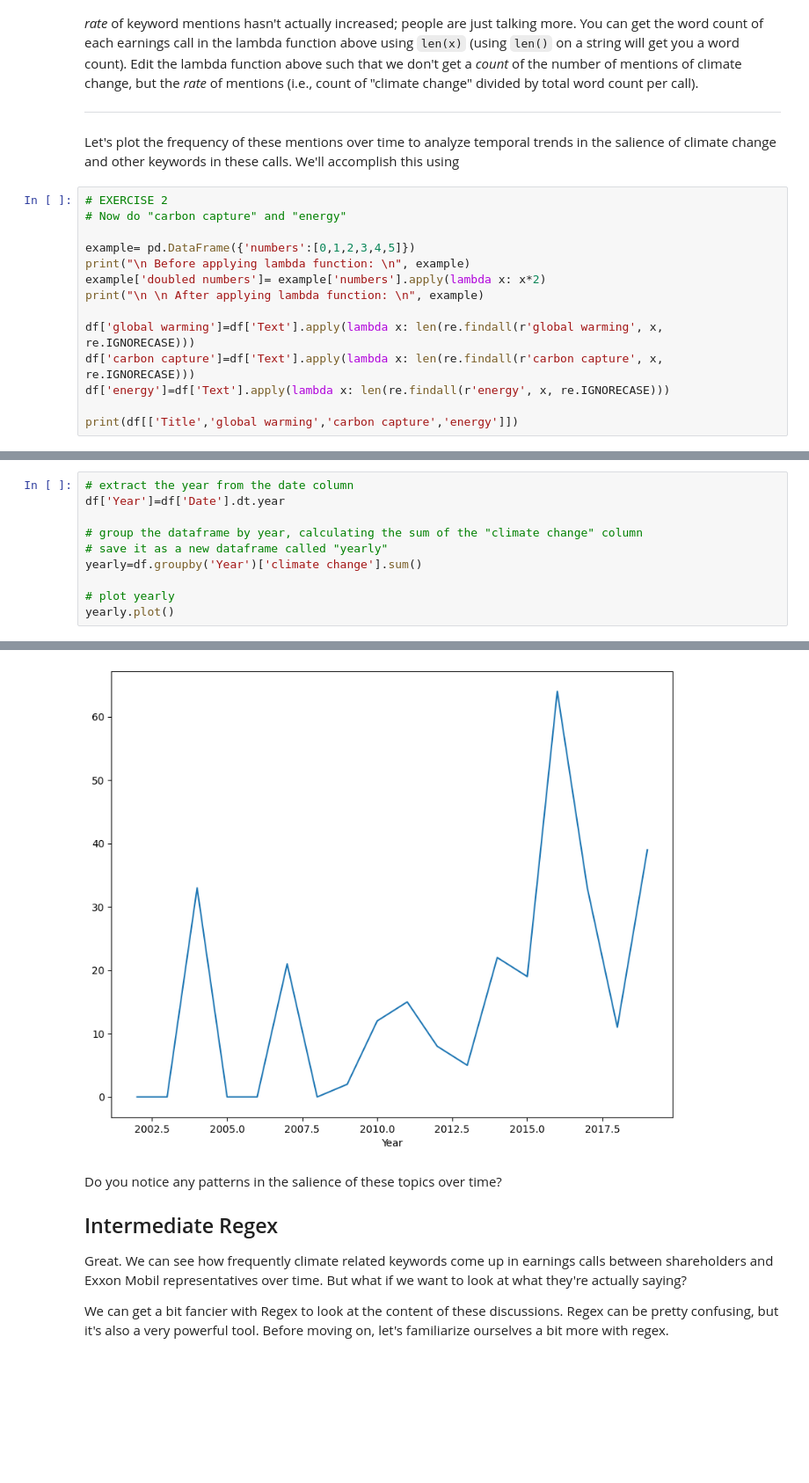
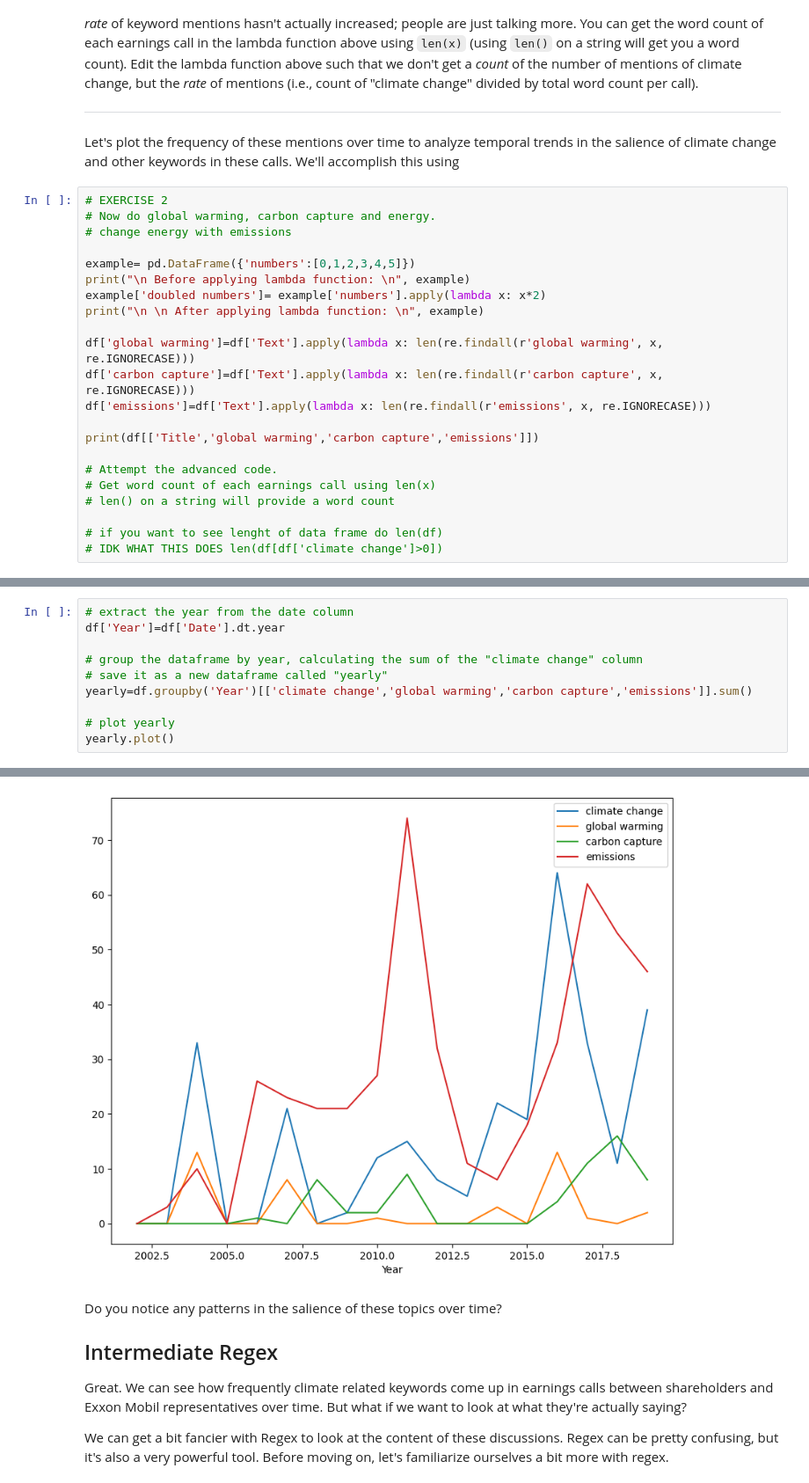
Before and after one commit to wigglyworm88/QM2, a Jupyter notebook: notebooks/W04. Natural Language Processing.ipynb, the cells around one changed output, grey strips where cells are left out. Shown at 88% size. Drawn from its saved outputs; the diff is of its cells as text; blank space fills up the shorter version.

```diff
--- a/notebooks/W04. Natural Language Processing.ipynb
+++ b/notebooks/W04. Natural Language Processing.ipynb
@@ -319,7 +319,8 @@ Advanced: Our current measure of the number of mentions of keywords might be bia
 Let's plot the frequency of these mentions over time to analyze temporal trends in the salience of climate change and other keywords in these calls. We'll accomplish this using
 # %%
 # EXERCISE 2
-# Now do "carbon capture" and "energy"
+# Now do global warming, carbon capture and energy.
+# change energy with emissions
 
 example= pd.DataFrame({'numbers':[0,1,2,3,4,5]})
 print("\n Before applying lambda function: \n", example)
@@ -328,9 +329,16 @@ print("\n \n After applying lambda function: \n", example)
 
 df['global warming']=df['Text'].apply(lambda x: len(re.findall(r'global warming', x, re.IGNORECASE)))
 df['carbon capture']=df['Text'].apply(lambda x: len(re.findall(r'carbon capture', x, re.IGNORECASE)))
-df['energy']=df['Text'].apply(lambda x: len(re.findall(r'energy', x, re.IGNORECASE)))
+df['emissions']=df['Text'].apply(lambda x: len(re.findall(r'emissions', x, re.IGNORECASE)))
 
-print(df[['Title','global warming','carbon capture','energy']])
+print(df[['Title','global warming','carbon capture','emissions']])
+
+# Attempt the advanced code.
+# Get word count of each earnings call using len(x)
+# len() on a string will provide a word count
+
+# if you want to see lenght of data frame do len(df)
+# IDK WHAT THIS DOES len(df[df['climate change']>0])
 # %% [output]
  Before applying lambda function:
     numbers
@@ -352,16 +360,16 @@ print(df[['Title','global warming','carbon capture','energy']])
 # %%
 # extract the year from the date column
 df['Year']=df['Date'].dt.year
 
 # group the dataframe by year, calculating the sum of the "climate change" column
 # save it as a new dataframe called "yearly"
-yearly=df.groupby('Year')['climate change'].sum()
+yearly=df.groupby('Year')[['climate change','global warming','carbon capture','emissions']].sum()
 
 # plot yearly
 yearly.plot()
 # %% [output]
 <Axes: xlabel='Year'>
-[figure, old version]
+[figure, new version]
 # %% [markdown]
 Do you notice any patterns in the salience of these topics over time?
 
```
Also changed, not shown: parts of 1 cell of this notebook.
